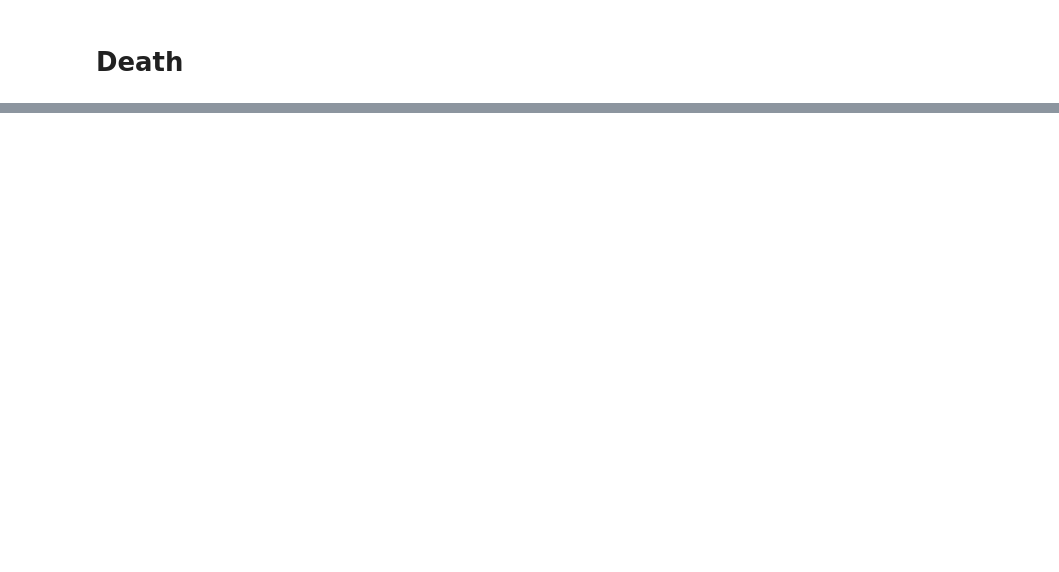
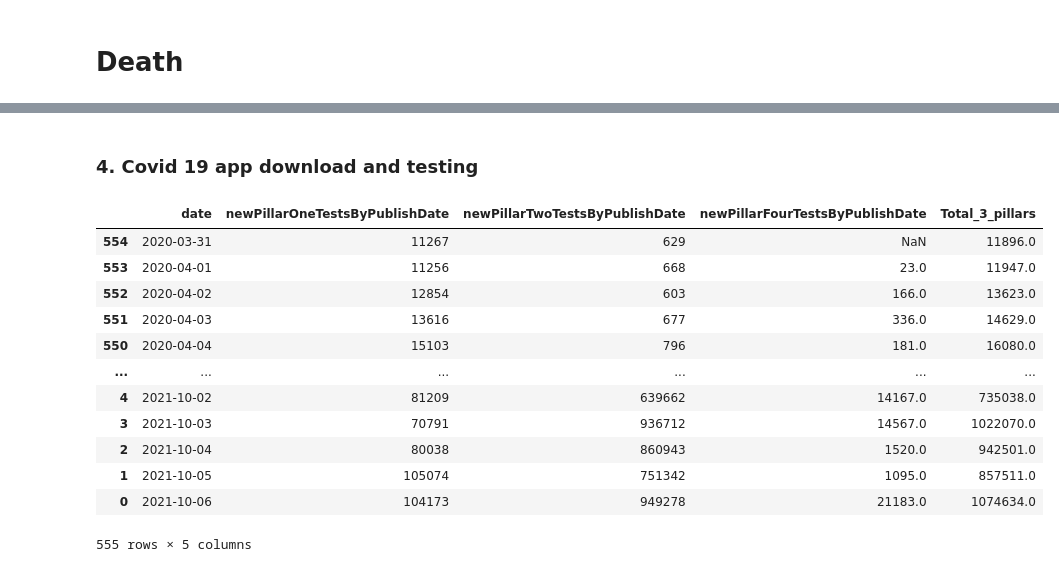
Before and after one commit to Wenting-Yi/health-tracking-app-sentiment, a Jupyter notebook: Covid_statistics_visualisation.ipynb, the cells around one changed output, grey strips where cells are left out. Cells and saved outputs as stored; diff of their text form; code cells hidden in the pictures; blank space fills up the shorter version.

```diff
--- a/Covid_statistics_visualisation.ipynb
+++ b/Covid_statistics_visualisation.ipynb
@@ -417,0 +636,23 @@ plt.show()
+# %% [markdown]
+### 4. Covid 19 app download and testing
+# %%
+df_testing_conducted_all3pilars = df_testing_conducted[['date', 'newPillarOneTestsByPublishDate', 'newPillarTwoTestsByPublishDate','newPillarFourTestsByPublishDate']]
+# select last three columns
+Total_3_pillars = df_testing_conducted_all3pilars.iloc[:,-3:].sum(axis = 1)
+#  add summed up values as a new column
+df_testing_conducted_all3pilars  = df_testing_conducted_all3pilars.assign(Total_3_pillars = Total_3_pillars.values)
+df_testing_conducted_all3pilars
+# %% [output]
+|  | date | newPillarOneTestsByPublishDate | newPillarTwoTestsByPublishDate | newPillarFourTestsByPublishDate | Total_3_pillars |
+| 554 | 2020-03-31 | 11267 | 629 | NaN | 11896.0 |
+| 553 | 2020-04-01 | 11256 | 668 | 23.0 | 11947.0 |
+| 552 | 2020-04-02 | 12854 | 603 | 166.0 | 13623.0 |
+| 551 | 2020-04-03 | 13616 | 677 | 336.0 | 14629.0 |
+| 550 | 2020-04-04 | 15103 | 796 | 181.0 | 16080.0 |
+| ... | ... | ... | ... | ... | ... |
+| 4 | 2021-10-02 | 81209 | 639662 | 14167.0 | 735038.0 |
+| 3 | 2021-10-03 | 70791 | 936712 | 14567.0 | 1022070.0 |
+| 2 | 2021-10-04 | 80038 | 860943 | 1520.0 | 942501.0 |
+| 1 | 2021-10-05 | 105074 | 751342 | 1095.0 | 857511.0 |
+| 0 | 2021-10-06 | 104173 | 949278 | 21183.0 | 1074634.0 |
+555 rows × 5 columns
```
Also changed, not shown: parts of 125 cells of this notebook, 5 other files.
